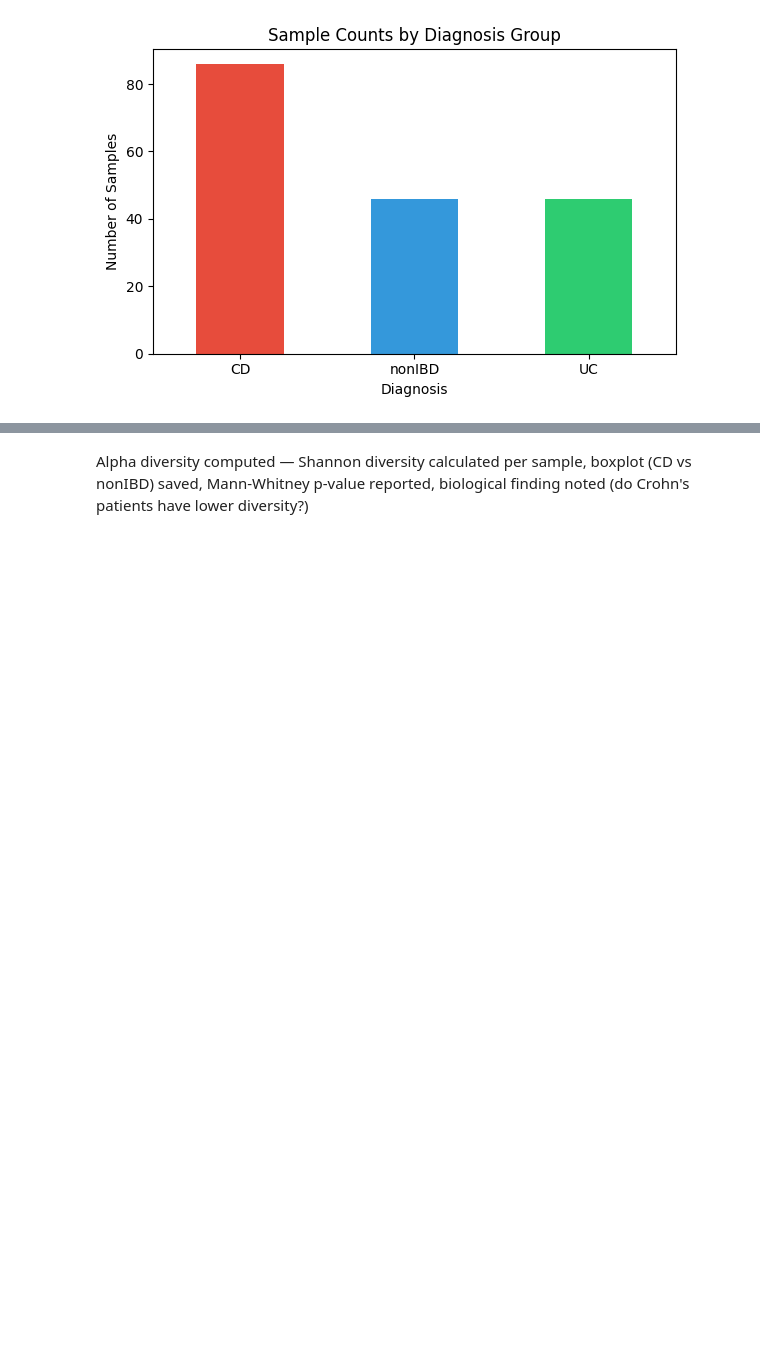
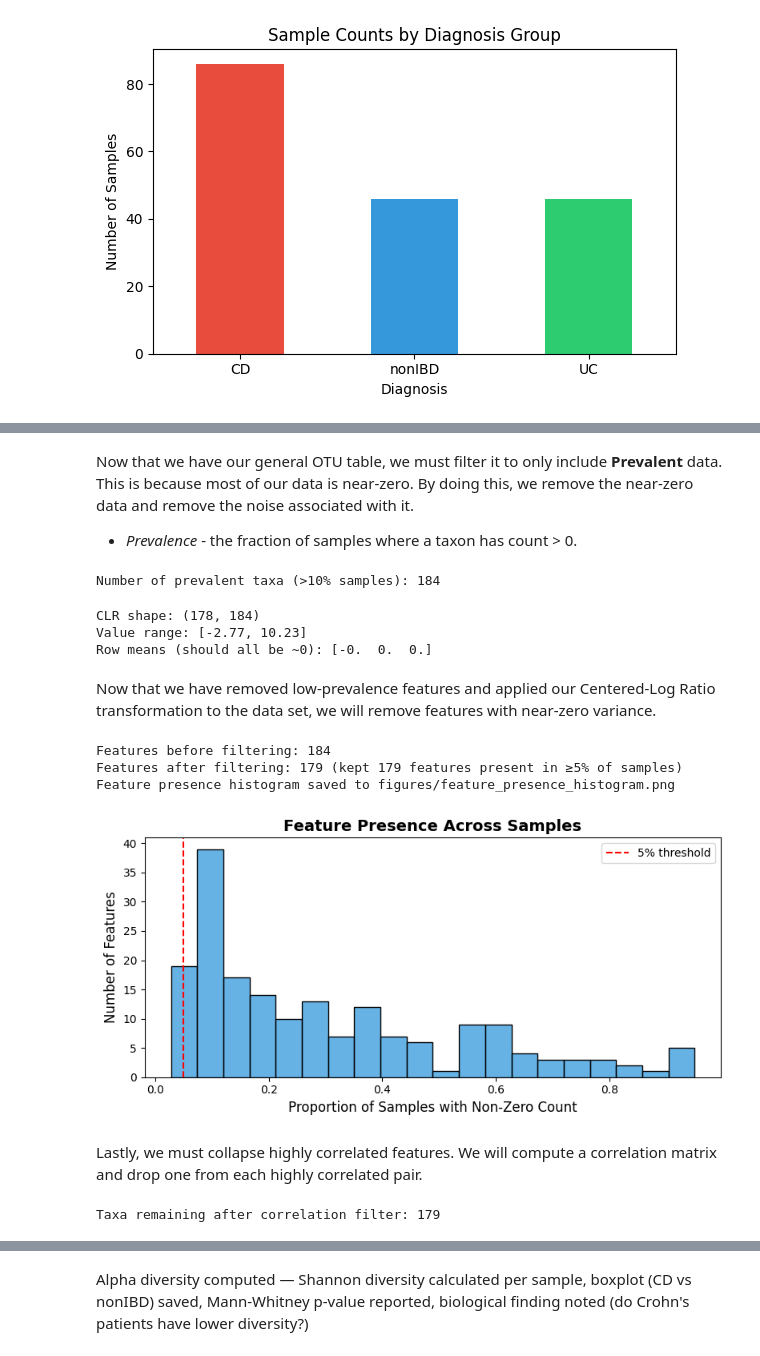
Before and after one commit to liamcampbell-png/crohns-microbiome-ml, a Jupyter notebook: notebooks/01_exploration.ipynb, the cells around one changed output, grey strips where cells are left out. Saved outputs shown, nothing was run; the diff lists cells and outputs as text; code cells hidden in the pictures; blank space fills up the shorter version.

```diff
--- a/notebooks/01_exploration.ipynb
+++ b/notebooks/01_exploration.ipynb
@@ -252,0 +119,58 @@ Tip: run `otu_only` alone in a cell for a scrollable interactive table in Jupyte
+# %% [markdown]
+Now that we have our general OTU table, we must filter it to only include **Prevalent** data. This is because most of our data is near-zero. By doing this, we remove the near-zero data and remove the noise associated with it.
+- *Prevalence* - the fraction of samples where a taxon has count > 0.
+# %%
+prevalence = (otu_only > 0).mean(axis=0)
+prevalent_taxa = prevalence[prevalence > 0.1].index
+otu_prevalent = otu_only[prevalent_taxa]
+print(f"\nNumber of prevalent taxa (>10% samples): {otu_prevalent.shape[1]}")
+# %% [output]
+Number of prevalent taxa (>10% samples): 184
+# %%
+# CLR on prevalent taxa
+pseudo = otu_prevalent.astype(float) + 0.5
+log_vals = np.log(pseudo)
+otu_clr = log_vals.subtract(log_vals.mean(axis=1), axis=0)
+
+print(f"CLR shape: {otu_clr.shape}")
+print(f"Value range: [{otu_clr.values.min():.2f}, {otu_clr.values.max():.2f}]")
+print(f"Row means (should all be ~0): {otu_clr.mean(axis=1).head(3).values.round(6)}")
+# %% [output]
+CLR shape: (178, 184)
+Value range: [-2.77, 10.23]
+Row means (should all be ~0): [-0.  0.  0.]
+# %% [markdown]
+Now that we have removed low-prevalence features and applied our Centered-Log Ratio transformation to the data set, we will remove features with near-zero variance.
+# %%
+#Remove features with near-zero variance (e.g., present in <5% of samples) to reduce noise and computational load.
+presence = (otu_clr > 0).sum() / len(otu_clr)
+features_to_keep = presence[presence >= 0.05].index
+otu_clr_filtered = otu_clr[features_to_keep] #our matrix after filtering out rare taxa
+print(f"Features before filtering: {otu_clr.shape[1]}")
+print(f"Features after filtering: {otu_clr_filtered.shape[1]} (kept {len(features_to_keep)} features present in ≥5% of samples)")
+plt.figure(figsize=(8, 4))
+sns.histplot(presence, bins=20, kde=False, color='#3498db')
+plt.axvline(0.05, color='red', linestyle='--', label='5% threshold')
+plt.title('Feature Presence Across Samples', fontsize=14, fontweight='bold')
+plt.xlabel('Proportion of Samples with Non-Zero Count', fontsize=12)
+plt.ylabel('Number of Features', fontsize=12)
+plt.legend()
+plt.tight_layout()
+plt.savefig('../figures/feature_presence_histogram.png', dpi=150)
+print("Feature presence histogram saved to figures/feature_presence_histogram.png")
+plt.show()
+# %% [output]
+Features before filtering: 184
+Features after filtering: 179 (kept 179 features present in ≥5% of samples)
+Feature presence histogram saved to figures/feature_presence_histogram.png
+[figure, added]
+# %% [markdown]
+Lastly, we must collapse highly correlated features. We will compute a correlation matrix and drop one from each highly correlated pair.
+# %%
+corr_matrix = otu_clr_filtered.corr().abs()
+upper = corr_matrix.where(np.triu(np.ones(corr_matrix.shape), k=1).astype(bool))
+to_drop = [col for col in upper.columns if any(upper[col] > 0.90)]
+otu_final = otu_clr_filtered.drop(columns=to_drop)
+print(f"Taxa remaining after correlation filter: {otu_final.shape[1]}")
+# %% [output]
+Taxa remaining after correlation filter: 179
```
Also changed, not shown: parts of 12 cells of this notebook, 7 other files.
